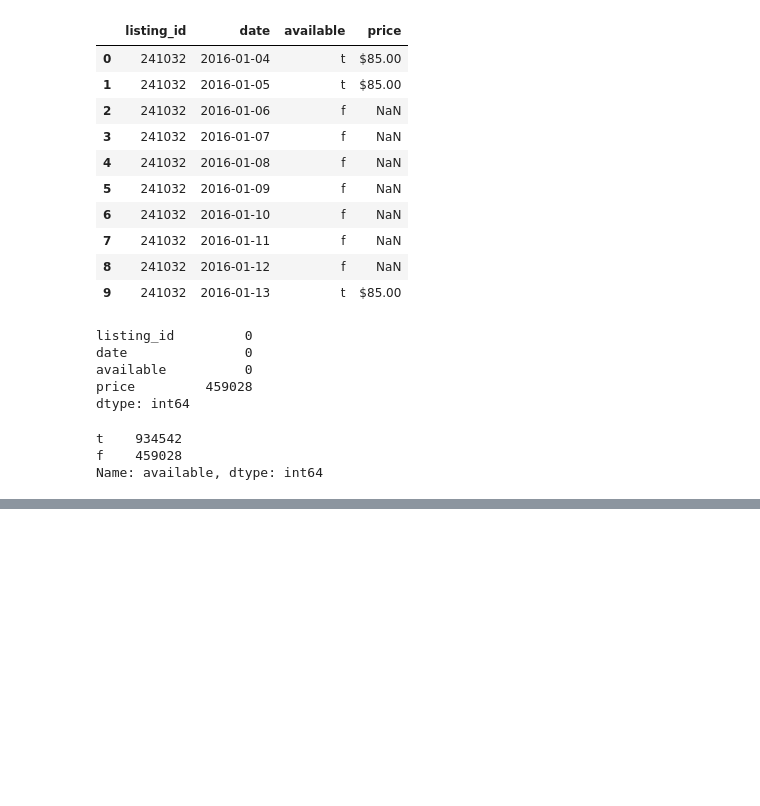
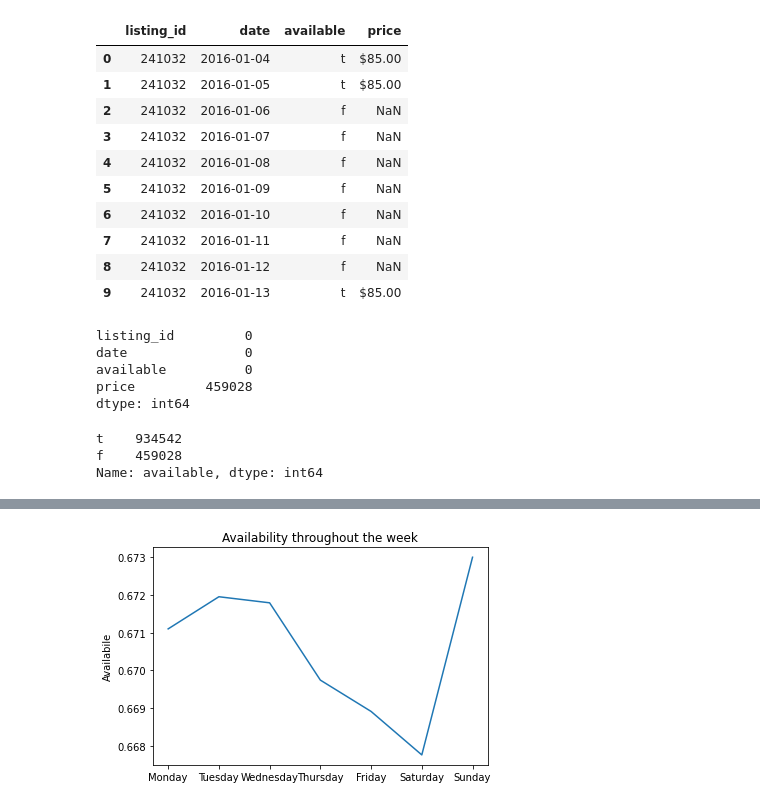
Before and after one commit to Ajax243/Airbnb_Seattle, a Jupyter notebook: calender_nb.ipynb, the cells around one changed output, grey strips where cells are left out. Saved outputs shown, nothing was run; the diff lists cells and outputs as text; code cells hidden in the pictures; blank space fills up the shorter version.

```diff
--- a/calender_nb.ipynb
+++ b/calender_nb.ipynb
@@ -86,0 +81,7 @@ df
+# %%
+def numeric_converter(df):
+
+        df=df.str.strip('% $ ,')
+        df=df.str.replace(',', '')
+        df=pd.to_numeric(df,downcast='float')
+        return df
@@ -102,0 +107,15 @@ Name: available, Length: 3818, dtype: int64
+# %%
+week=['Monday','Tuesday','Wednesday','Thursday','Friday','Saturday','Sunday']
+def target(par1):
+    y=[]
+    for i in range(0,7,1):
+           y.append(df[df['date'].dt.dayofweek==i][par1].mean())
+
+    return y
+plt.plot(week,target('available'))
+#plt.xlabel('Week')
+plt.ylabel('Availabile')
+plt.title('Availability throughout the week')
+plt.show()
+# %% [output]
+[figure, added]
```
Also changed, not shown: parts of 7 cells of this notebook.
